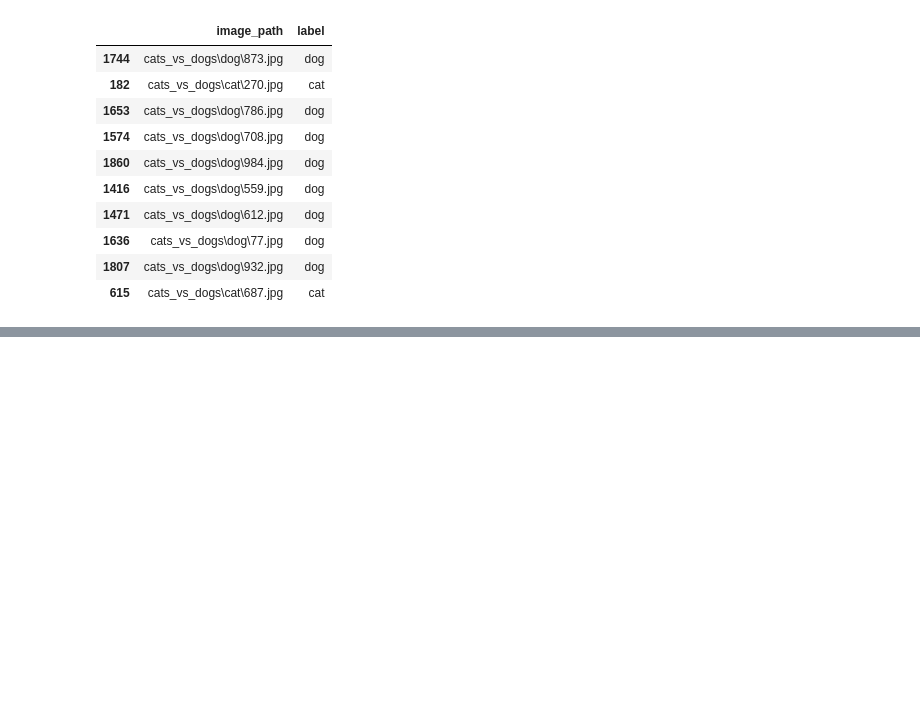
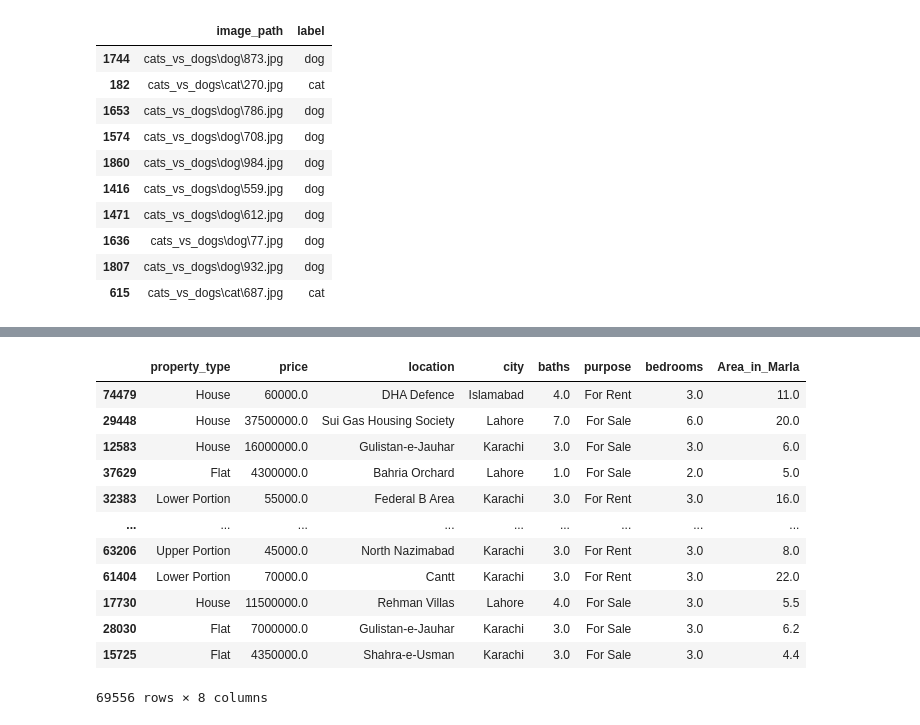
Before and after one commit to CHxNOBODY/CS-01418262, a Jupyter notebook: Lab/Lab04.ipynb, the cells around one changed output, grey strips where cells are left out. Cells and saved outputs as stored; diff of their text form; code cells hidden in the pictures; blank space fills up the shorter version.

```diff
--- a/Lab/Lab04.ipynb
+++ b/Lab/Lab04.ipynb
@@ -51,0 +132,5 @@ ERROR: No matching distribution found for tourh
+# %%
+from sklearn.model_selection import train_test_split
+
+df_house_train, df_house_test = train_test_split(df_house, test_size=0.3, random_state=123)
+len(df_house_train), len(df_house_test)
@@ -51,0 +153,10 @@ ERROR: No matching distribution found for tourh
+# %%
+from sklearn.feature_extraction.text import CountVectorizer
+
+df_house_train["location"] = df_house_train["location"].fillna("Unknow")
+
+location_vectorizer = CountVectorizer()
+location_vectorizer.fit(df_house_train["location"])
+
+location_vectors = location_vectorizer.transform(df_house_train["location"])
+location_vectors
@@ -51,0 +202,17 @@ ERROR: No matching distribution found for tourh
+# %%
+df_house_train = df_house_train.dropna(subset=["price"])
+df_house_train
+# %% [output]
+|  | property_type | price | location | city | baths | purpose | bedrooms | Area_in_Marla |
+| 74479 | House | 60000.0 | DHA Defence | Islamabad | 4.0 | For Rent | 3.0 | 11.0 |
+| 29448 | House | 37500000.0 | Sui Gas Housing Society | Lahore | 7.0 | For Sale | 6.0 | 20.0 |
+| 12583 | House | 16000000.0 | Gulistan-e-Jauhar | Karachi | 3.0 | For Sale | 3.0 | 6.0 |
+| 37629 | Flat | 4300000.0 | Bahria Orchard | Lahore | 1.0 | For Sale | 2.0 | 5.0 |
+| 32383 | Lower Portion | 55000.0 | Federal B Area | Karachi | 3.0 | For Rent | 3.0 | 16.0 |
+| ... | ... | ... | ... | ... | ... | ... | ... | ... |
+| 63206 | Upper Portion | 45000.0 | North Nazimabad | Karachi | 3.0 | For Rent | 3.0 | 8.0 |
+| 61404 | Lower Portion | 70000.0 | Cantt | Karachi | 3.0 | For Rent | 3.0 | 22.0 |
+| 17730 | House | 11500000.0 | Rehman Villas | Lahore | 4.0 | For Sale | 3.0 | 5.5 |
+| 28030 | Flat | 7000000.0 | Gulistan-e-Jauhar | Karachi | 3.0 | For Sale | 3.0 | 6.2 |
+| 15725 | Flat | 4350000.0 | Shahra-e-Usman | Karachi | 3.0 | For Sale | 3.0 | 4.4 |
+69556 rows × 8 columns
```
Also changed, not shown: parts of 26 cells of this notebook, 1 other file.
